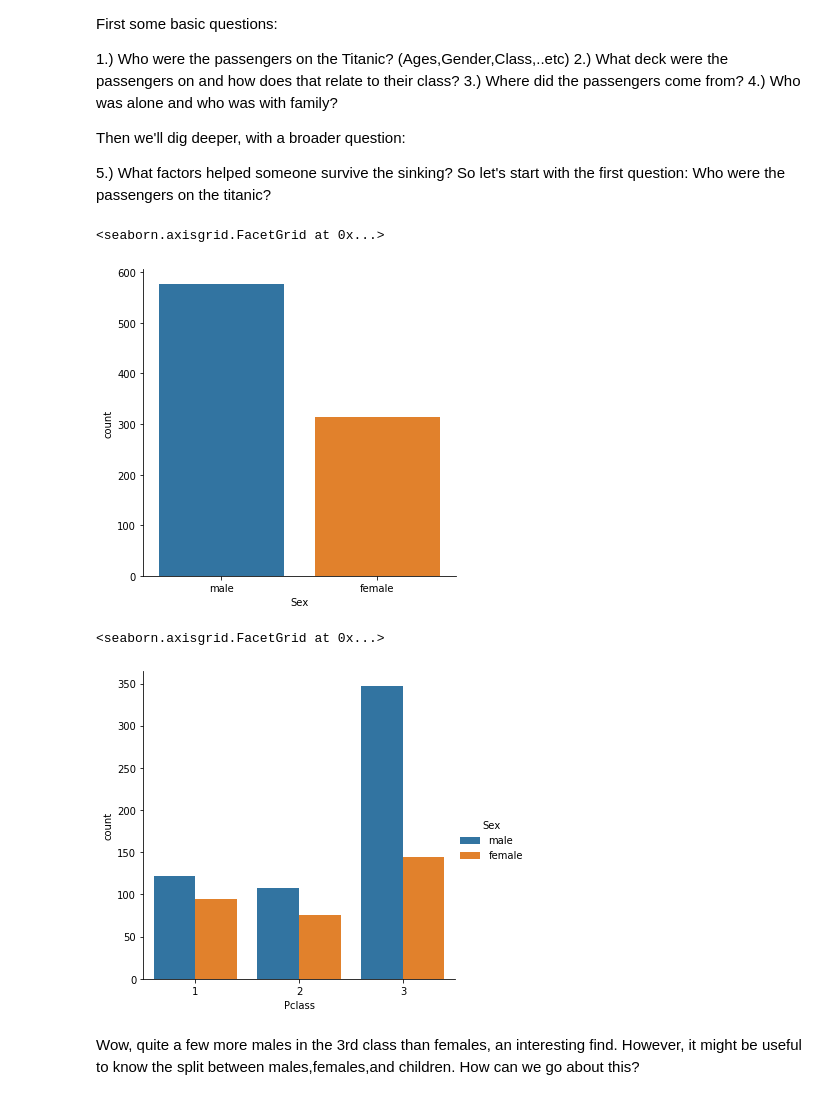
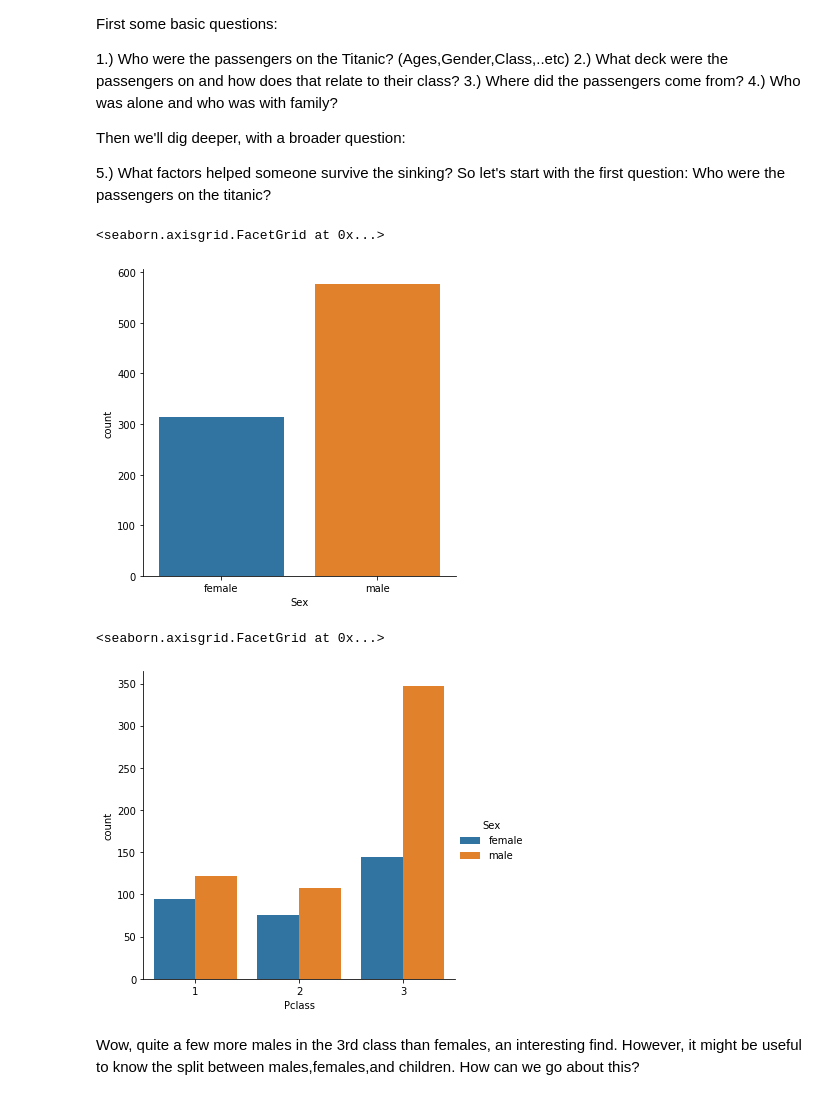
Before and after one commit to sealoyal/LearnPython, a Jupyter notebook: udemy/titanic/titanic1.ipynb, the cells around one changed output. Cells and saved outputs as stored; diff of their text form; code cells hidden in the pictures.

Commit message:
Advance tutorial titanic

```diff
--- a/udemy/titanic/titanic1.ipynb
+++ b/udemy/titanic/titanic1.ipynb
@@ -65,16 +65,16 @@ import seaborn as sns
 %matplotlib inline
 # %%
 # Let's first check gender
-sns.catplot('Sex',data=titanic_df, kind='count')
+sns.catplot('Sex',data=titanic_df, kind='count',order=['female','male'])
 # %% [output]
 <seaborn.axisgrid.FacetGrid at 0x...>
-[figure, old version]
+[figure, new version]
 # %%
 # Now let's seperate the genders by classes, remember we can use the 'hue' arguement here!
-sns.catplot('Pclass',data=titanic_df,kind='count',hue='Sex')
+sns.catplot('Pclass',data=titanic_df,kind='count',hue='Sex',hue_order=['female','male'])
 # %% [output]
 <seaborn.axisgrid.FacetGrid at 0x...>
-[figure, old version]
+[figure, new version]
 # %% [markdown]
 Wow, quite a few more males in the 3rd class than females, an interesting find. However, it might be useful to know the split between males,females,and children. How can we go about this?
 # %%
```
Also changed, not shown: parts of 19 cells of this notebook.
